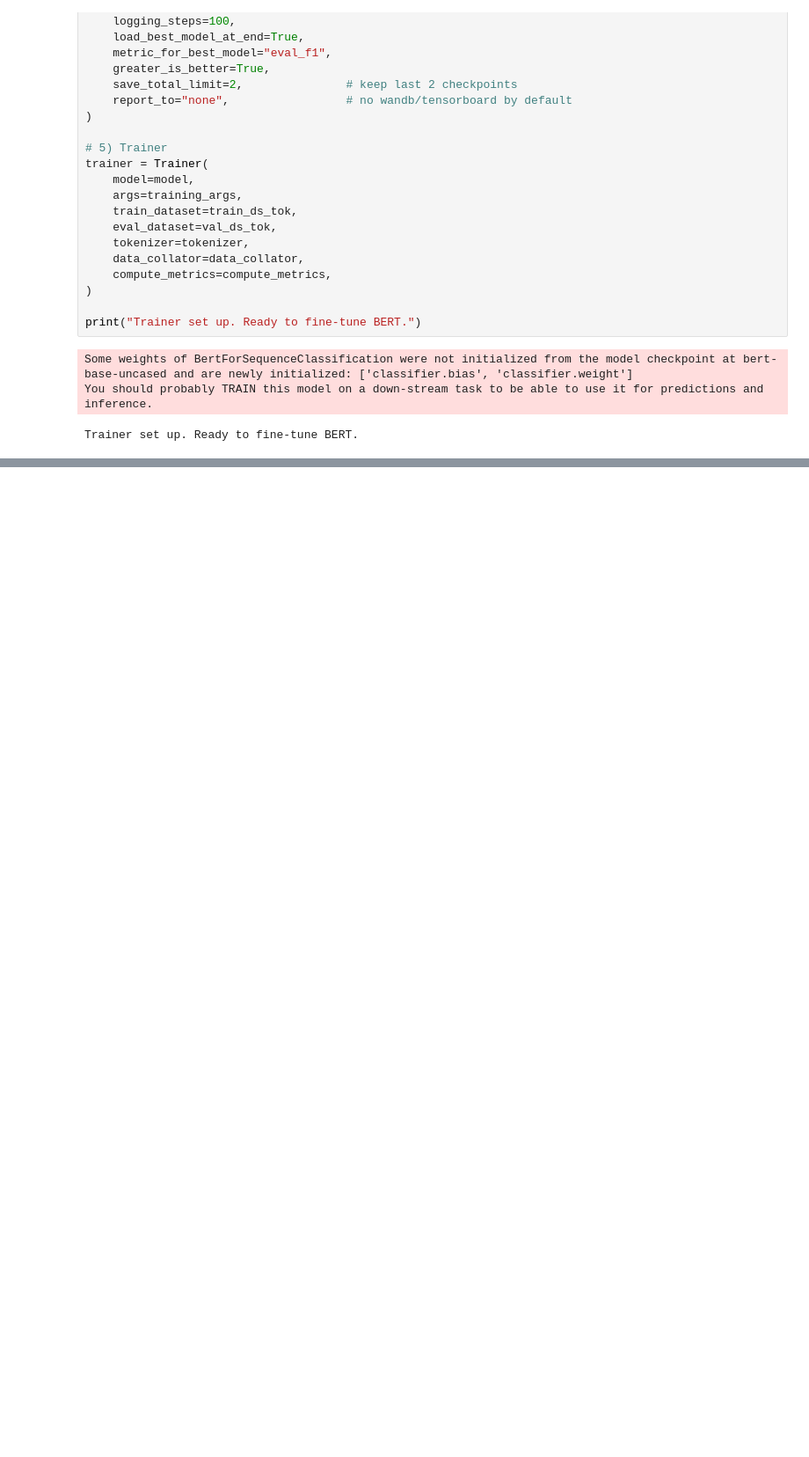
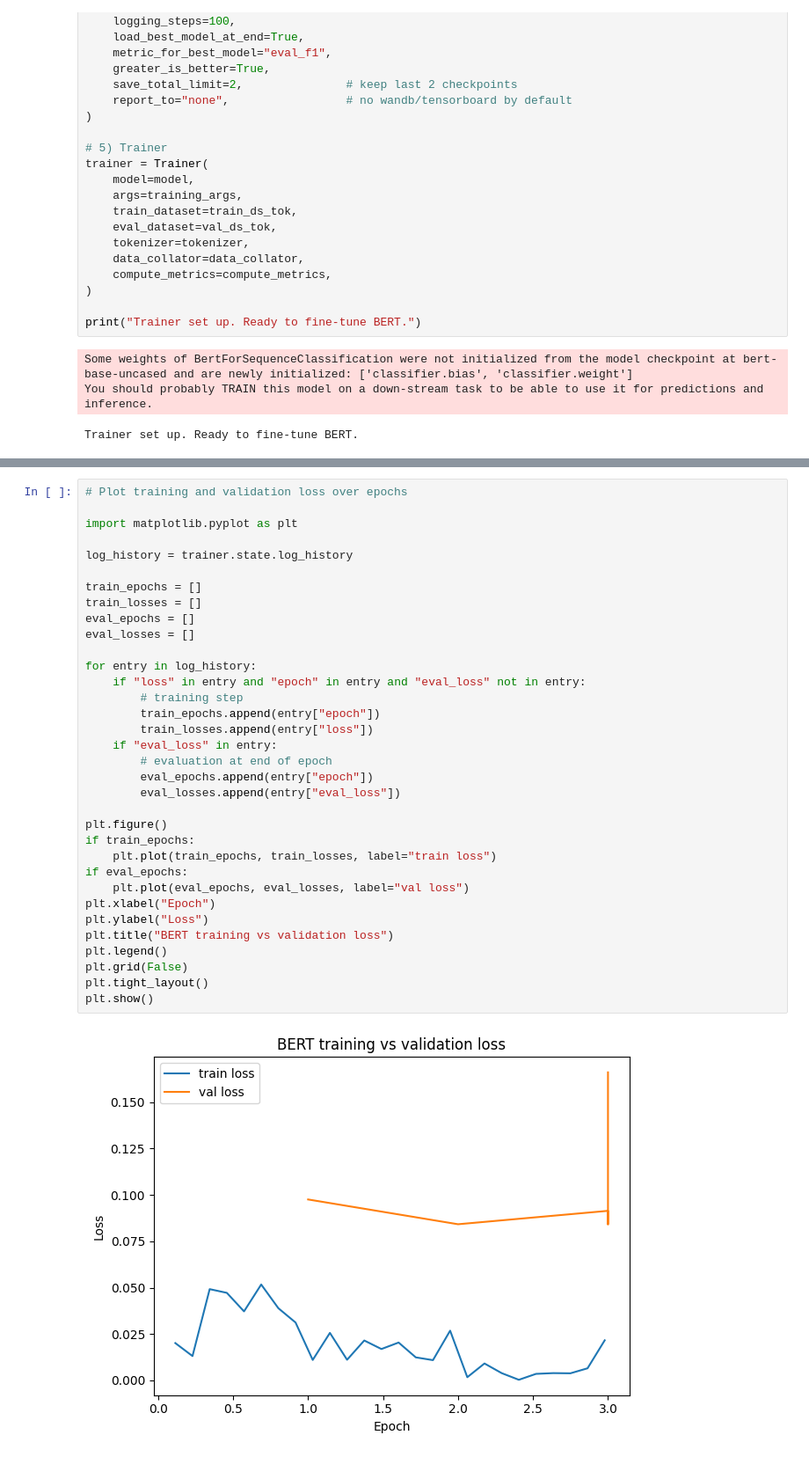
Before and after one commit to rlvramana/Product-Classifcation, a Jupyter notebook: notebooks/06_bert_finetune.ipynb, the cells around one changed output, grey strips where cells are left out. Shown at 88% size. Drawn from its saved outputs; the diff is of its cells as text; blank space fills up the shorter version.

```diff
--- a/notebooks/06_bert_finetune.ipynb
+++ b/notebooks/06_bert_finetune.ipynb
@@ -369,0 +384,36 @@ print(eval_test)
+# %%
+# Plot training and validation loss over epochs
+
+import matplotlib.pyplot as plt
+
+log_history = trainer.state.log_history
+
+train_epochs = []
+train_losses = []
+eval_epochs = []
+eval_losses = []
+
+for entry in log_history:
+    if "loss" in entry and "epoch" in entry and "eval_loss" not in entry:
+        # training step
+        train_epochs.append(entry["epoch"])
+        train_losses.append(entry["loss"])
+    if "eval_loss" in entry:
+        # evaluation at end of epoch
+        eval_epochs.append(entry["epoch"])
+        eval_losses.append(entry["eval_loss"])
+
+plt.figure()
+if train_epochs:
+    plt.plot(train_epochs, train_losses, label="train loss")
+if eval_epochs:
+    plt.plot(eval_epochs, eval_losses, label="val loss")
+plt.xlabel("Epoch")
+plt.ylabel("Loss")
+plt.title("BERT training vs validation loss")
+plt.legend()
+plt.grid(False)
+plt.tight_layout()
+plt.show()
+# %% [output]
+[figure, added]
```
Also changed, not shown: parts of 8 cells of this notebook, 1 other file.
